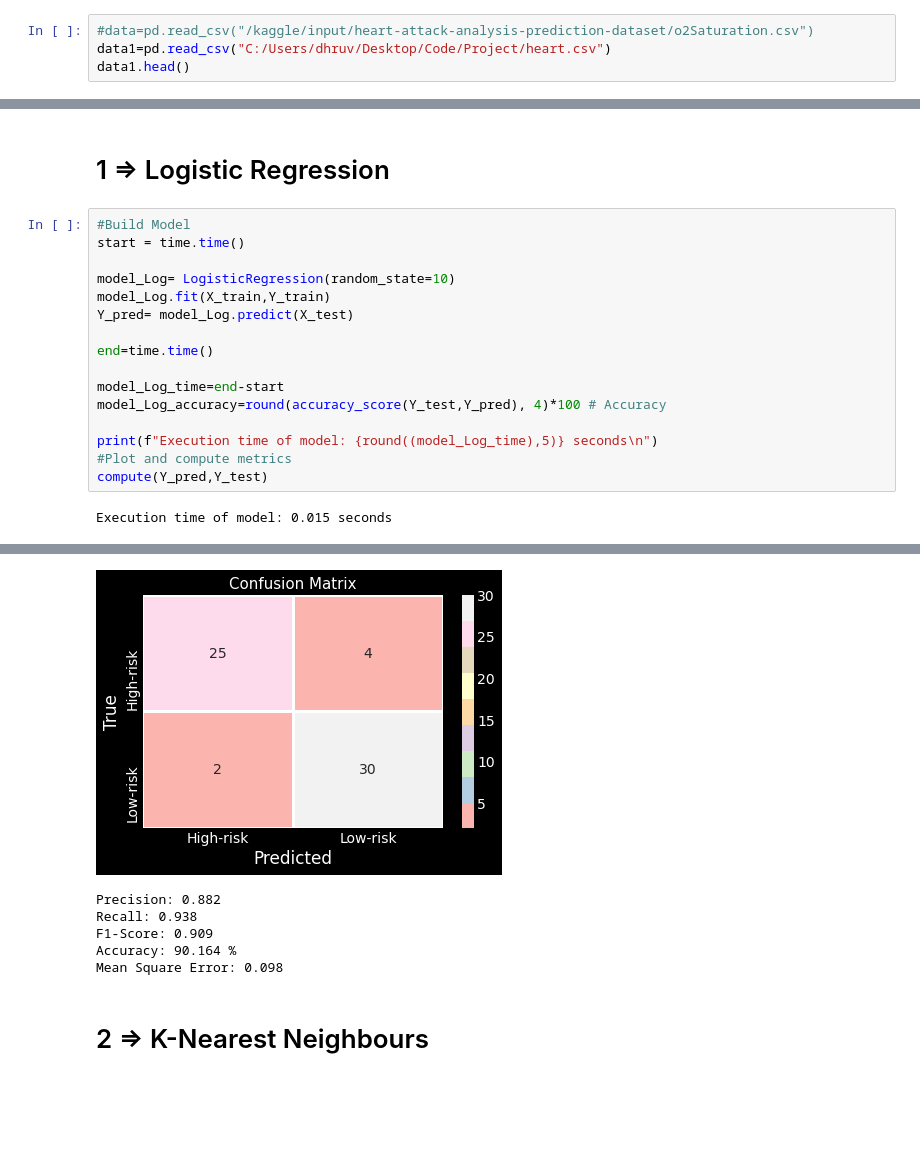
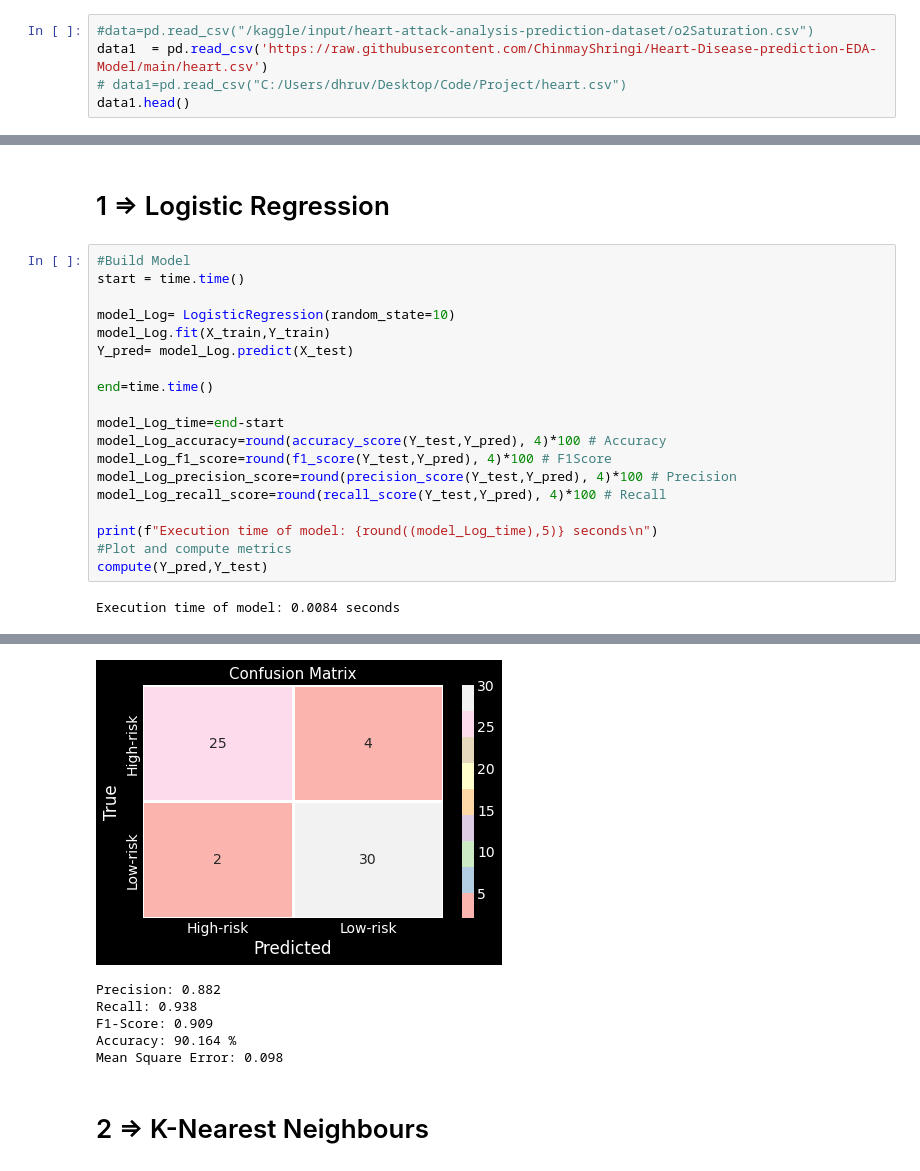
Before and after one commit to ChinmayShringi/Heart-Disease-prediction-EDA-Model, a Jupyter notebook: M9.ipynb, the cells around one changed output, grey strips where cells are left out. Drawn from its saved outputs; the diff is of its cells as text; blank space fills up the shorter version.

Commit message:
Added F1 score Recall &Precision

```diff
--- a/M9.ipynb
+++ b/M9.ipynb
@@ -52,6 +54,7 @@ __Import Datasets__
 # %%
 #data=pd.read_csv("/kaggle/input/heart-attack-analysis-prediction-dataset/o2Saturation.csv")
-data1=pd.read_csv("C:/Users/dhruv/Desktop/Code/Project/heart.csv")
+data1  = pd.read_csv('https://raw.githubusercontent.com/ChinmayShringi/Heart-Disease-prediction-EDA-Model/main/heart.csv')
+# data1=pd.read_csv("C:/Users/dhruv/Desktop/Code/Project/heart.csv")
 data1.head()
 # %% [output]
 |  | age | sex | cp | trtbps | chol | fbs | restecg | thalachh | exng | oldpeak | slp | ... |
@@ -516,23 +540,26 @@ def compute(Y_pred,Y_test):
 # %%
 #Build Model
 start = time.time()
 
 model_Log= LogisticRegression(random_state=10)
 model_Log.fit(X_train,Y_train)
 Y_pred= model_Log.predict(X_test)
 
 end=time.time()
 
 model_Log_time=end-start
 model_Log_accuracy=round(accuracy_score(Y_test,Y_pred), 4)*100 # Accuracy
+model_Log_f1_score=round(f1_score(Y_test,Y_pred), 4)*100 # F1Score
+model_Log_precision_score=round(precision_score(Y_test,Y_pred), 4)*100 # Precision
+model_Log_recall_score=round(recall_score(Y_test,Y_pred), 4)*100 # Recall
 
 print(f"Execution time of model: {round((model_Log_time),5)} seconds\n")
 #Plot and compute metrics
 compute(Y_pred,Y_test)
 # %% [output]
-Execution time of model: 0.015 seconds
+Execution time of model: 0.0084 seconds
 [figure]
-[figure, old version]
+[figure, new version]
 Precision: 0.882
 Recall: 0.938
 F1-Score: 0.909
```
Also changed, not shown: parts of 24 cells of this notebook.
